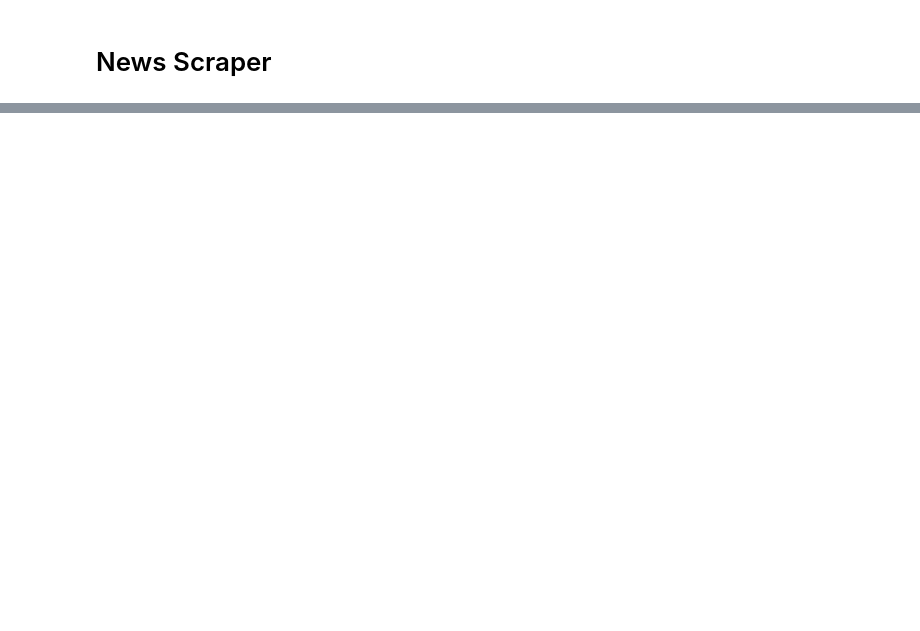
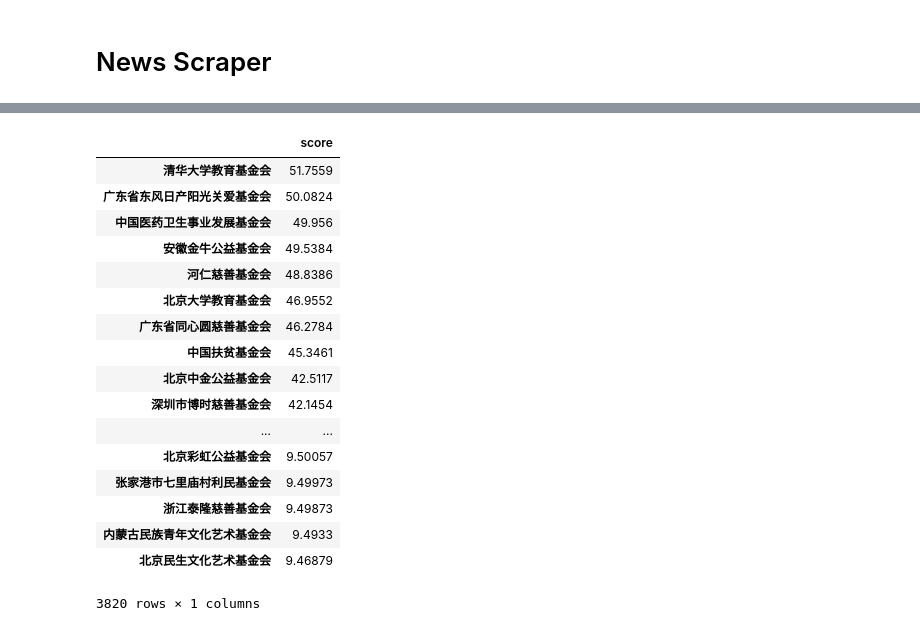
Before and after one commit to khuangaf/soicalHack, a Jupyter notebook: data_preprocess.ipynb, the cells around one changed output, grey strips where cells are left out. Saved outputs shown, nothing was run; the diff lists cells and outputs as text; code cells hidden in the pictures; blank space fills up the shorter version.

```diff
--- a/data_preprocess.ipynb
+++ b/data_preprocess.ipynb
@@ -520,0 +513,5 @@ influenceDf
+# %%
+# normalize
+operationDf -= operationDf.min()
+operationDf /= operationDf.max()
+operationDf.max()
@@ -520,0 +522,5 @@ influenceDf
+# %%
+# total asset in 2015
+totalAssetDf = fina_df.loc[fina_df['财务年度']==2015,['基金会名称','净资产']].set_index('基金会名称')
+totalAssetDf['净资产'] = totalAssetDf['净资产']/totalAssetDf['净资产'].max()
+totalAssetDf['净资产'].max()
@@ -520,0 +529,5 @@ influenceDf
+# %%
+# total service expenditure in 2015
+serviceExpendDf = fina_df.loc[fina_df['财务年度']==2015,['基金会名称','净资产']].set_index('基金会名称').dropna()
+serviceExpendDf['净资产'] = serviceExpendDf['净资产']/serviceExpendDf['净资产'].max()
+totalAssetDf['净资产'].max()
@@ -524,5 +539,7 @@ influenceDf
 # results from scraper.py
 scraperDf = pd.read_csv('organization_dict10000.csv')
 scraperDf.rename(columns={'0':'基金会名称','1':'count'}, inplace=True)
-scraperDf
+scraperDf = scraperDf.set_index('基金会名称')
+scraperDf['count'] = scraperDf['count']/scraperDf['count'].max()
+scraperDf.max()
 # %% [output]
@@ -546,0 +648,21 @@ scraperDf
+# %%
+finalScoreDf.sort_values(['score'] ,ascending=False)
+# %% [output]
+|  | score |
+| 清华大学教育基金会 | 51.7559 |
+| 广东省东风日产阳光关爱基金会 | 50.0824 |
+| 中国医药卫生事业发展基金会 | 49.956 |
+| 安徽金牛公益基金会 | 49.5384 |
+| 河仁慈善基金会 | 48.8386 |
+| 北京大学教育基金会 | 46.9552 |
+| 广东省同心圆慈善基金会 | 46.2784 |
+| 中国扶贫基金会 | 45.3461 |
+| 北京中金公益基金会 | 42.5117 |
+| 深圳市博时慈善基金会 | 42.1454 |
+| ... | ... |
+| 北京彩虹公益基金会 | 9.50057 |
+| 张家港市七里庙村利民基金会 | 9.49973 |
+| 浙江泰隆慈善基金会 | 9.49873 |
+| 内蒙古民族青年文化艺术基金会 | 9.4933 |
+| 北京民生文化艺术基金会 | 9.46879 |
+3820 rows × 1 columns
```
Also changed, not shown: parts of 17 cells of this notebook.
